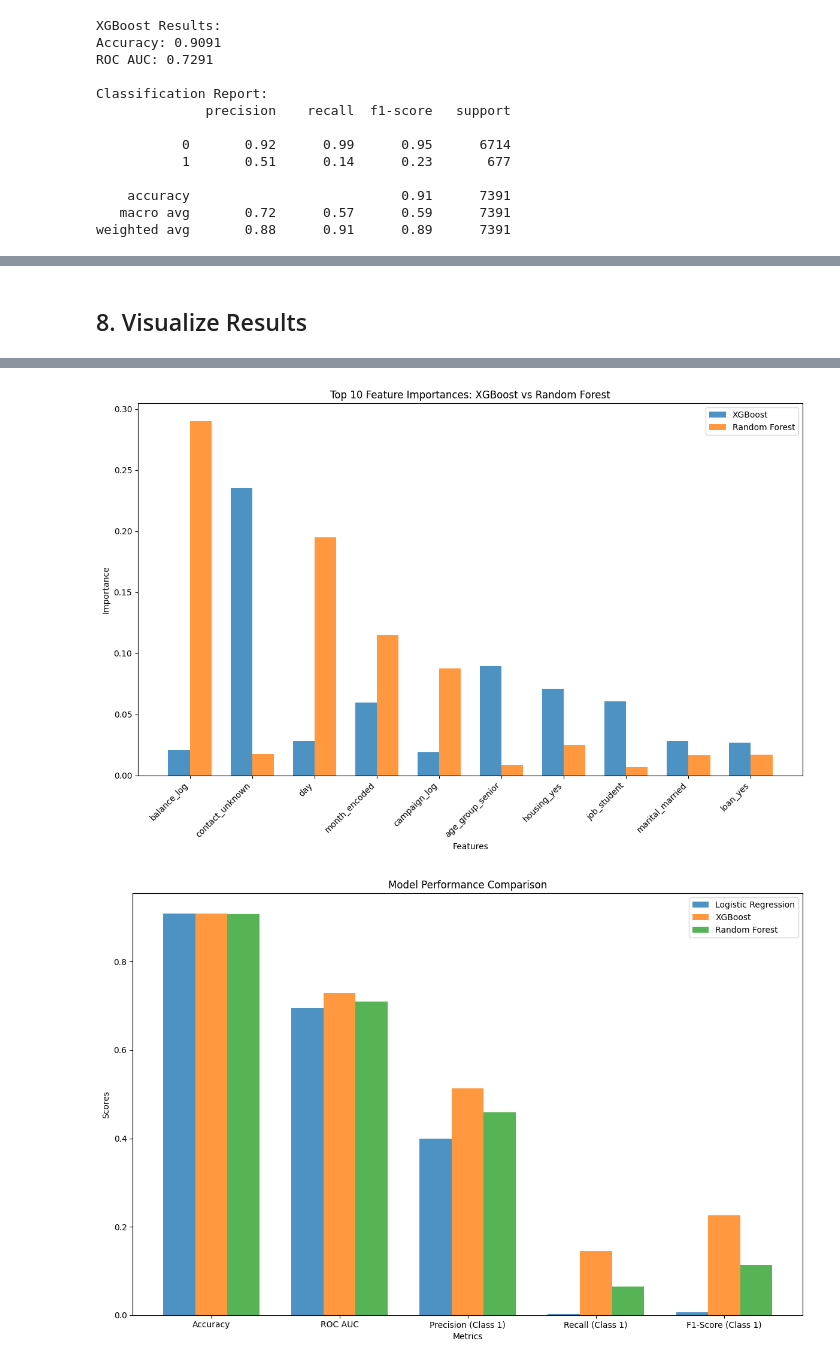
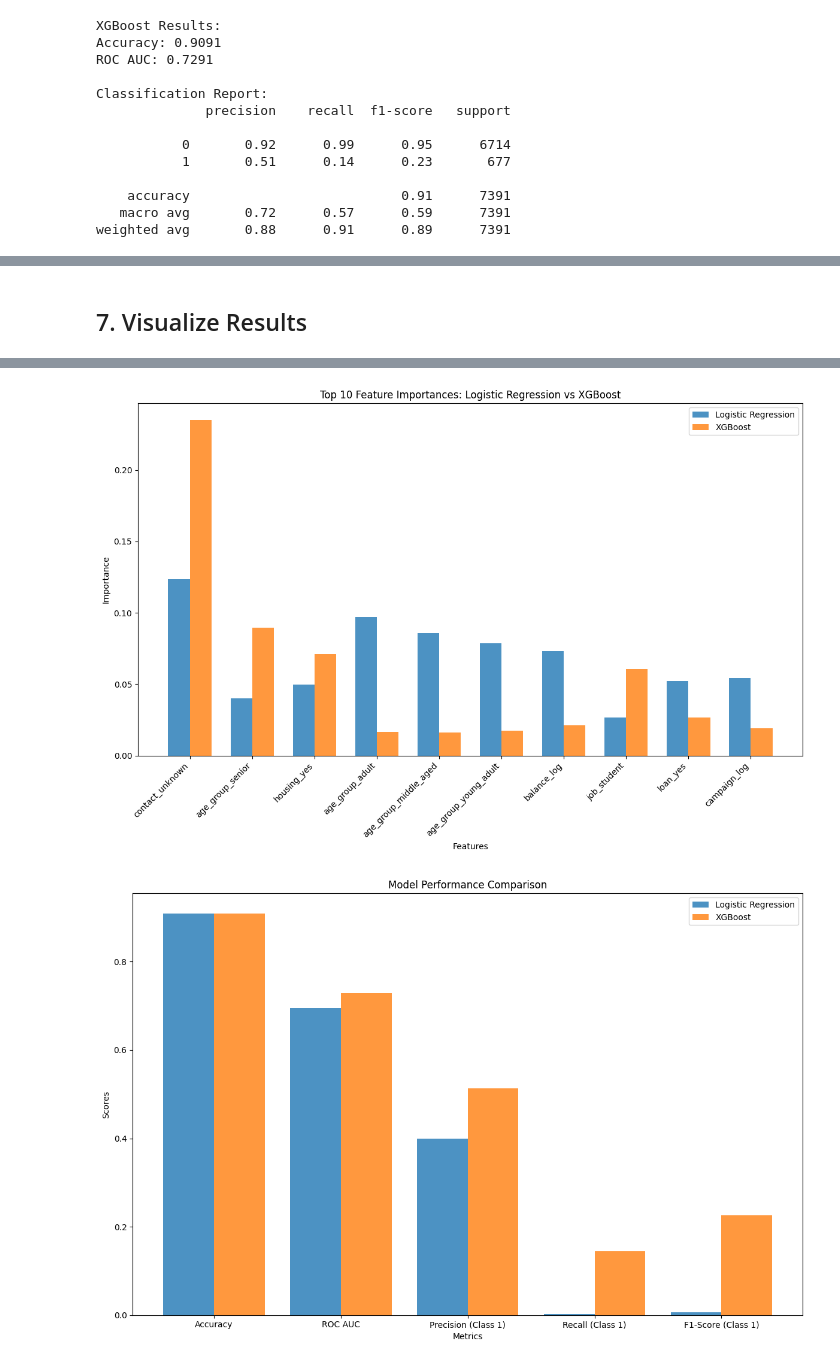
Before and after one commit to Krebsgamer22/bank-telemarketing-prediction, a Jupyter notebook: model_first.ipynb, the cells around one changed output, grey strips where cells are left out. Saved outputs shown, nothing was run; the diff lists cells and outputs as text; code cells hidden in the pictures.

```diff
--- a/model_first.ipynb
+++ b/model_first.ipynb
@@ -186,17 +151,17 @@ weighted avg       0.87      0.91      0.87      7391
 # %%
 models_comparison = pd.DataFrame({
-    'Model': ['Logistic Regression', 'XGBoost', 'Random Forest'],
-    'Accuracy': [lr_accuracy, xgb_accuracy, rf_accuracy],
-    'ROC AUC': [lr_roc_auc, xgb_roc_auc, rf_roc_auc],
-    'Precision (Class 1)': [lr_report['1']['precision'], xgb_report['1']['precision'], rf_report['1']['precision']],
-    'Recall (Class 1)': [lr_report['1']['recall'], xgb_report['1']['recall'], rf_report['1']['recall']],
-    'F1-Score (Class 1)': [lr_report['1']['f1-score'], xgb_report['1']['f1-score'], rf_report['1']['f1-score']]
+    'Model': ['Logistic Regression', 'XGBoost'],
+    'Accuracy': [lr_accuracy, xgb_accuracy],
+    'ROC AUC': [lr_roc_auc, xgb_roc_auc],
+    'Precision (Class 1)': [lr_report['1']['precision'], xgb_report['1']['precision']],
+    'Recall (Class 1)': [lr_report['1']['recall'], xgb_report['1']['recall']],
+    'F1-Score (Class 1)': [lr_report['1']['f1-score'], xgb_report['1']['f1-score']]
 })
 
 print("Models Comparison:")
 print(models_comparison)
 
-fig, axes = plt.subplots(1, 3, figsize=(18, 5))
+fig, axes = plt.subplots(1, 2, figsize=(12, 5))
 
 cm_lr = confusion_matrix(y_test, lr_pred)
 sns.heatmap(cm_lr, annot=True, fmt='d', ax=axes[0], cmap='Blues')
@@ -210,12 +175,6 @@ axes[1].set_title('XGBoost Confusion Matrix')
 axes[1].set_xlabel('Predicted')
 axes[1].set_ylabel('Actual')
 
-cm_rf = confusion_matrix(y_test, rf_pred)
-sns.heatmap(cm_rf, annot=True, fmt='d', ax=axes[2], cmap='Reds')
-axes[2].set_title('Random Forest Confusion Matrix')
-axes[2].set_xlabel('Predicted')
-axes[2].set_ylabel('Actual')
-
 plt.tight_layout()
 plt.show()
 # %% [output]
@@ -233,5 +190,5 @@ Models Comparison:
 # %% [markdown]
-## 8. Visualize Results
+## 7. Visualize Results
 # %%
 plt.figure(figsize=(10, 8))
 
@@ -240,9 +197,6 @@ plt.plot(fpr_lr, tpr_lr, label=f'Logistic Regression (AUC = {lr_roc_auc:.4f})')
 
 fpr_xgb, tpr_xgb, _ = roc_curve(y_test, xgb_pred_proba)
 plt.plot(fpr_xgb, tpr_xgb, label=f'XGBoost (AUC = {xgb_roc_auc:.4f})')
-
-fpr_rf, tpr_rf, _ = roc_curve(y_test, rf_pred_proba)
-plt.plot(fpr_rf, tpr_rf, label=f'Random Forest (AUC = {rf_roc_auc:.4f})')
 
 plt.plot([0, 1], [0, 1], 'k--')
 plt.xlim([0.0, 1.0])
@@ -254,25 +208,26 @@ plt.legend(loc="lower right")
 plt.show()
 
 feature_names = X.columns
+lr_feature_importance = np.abs(lr_model.coef_[0]) / np.sum(np.abs(lr_model.coef_[0]))
 importance_df = pd.DataFrame({
     'Feature': feature_names,
-    'XGBoost': xgb_feature_importance,
-    'Random Forest': rf_feature_importance
+    'Logistic Regression': lr_feature_importance,
+    'XGBoost': xgb_feature_importance
 })
 
-importance_df['Average'] = (importance_df['XGBoost'] + importance_df['Random Forest']) / 2
+importance_df['Average'] = (importance_df['Logistic Regression'] + importance_df['XGBoost']) / 2
 top_features = importance_df.nlargest(10, 'Average')
 
 plt.figure(figsize=(12, 8))
 x = np.arange(len(top_features))
 width = 0.35
 
-plt.bar(x - width/2, top_features['XGBoost'], width, label='XGBoost', alpha=0.8)
-plt.bar(x + width/2, top_features['Random Forest'], width, label='Random Forest', alpha=0.8)
+plt.bar(x - width/2, top_features['Logistic Regression'], width, label='Logistic Regression', alpha=0.8)
+plt.bar(x + width/2, top_features['XGBoost'], width, label='XGBoost', alpha=0.8)
 
 plt.xlabel('Features')
 plt.ylabel('Importance')
-plt.title('Top 10 Feature Importances: XGBoost vs Random Forest')
+plt.title('Top 10 Feature Importances: Logistic Regression vs XGBoost')
 plt.xticks(x, top_features['Feature'], rotation=45, ha='right')
 plt.legend()
 plt.tight_layout()
@@ -280,12 +235,11 @@ plt.show()
 
 metrics = ['Accuracy', 'ROC AUC', 'Precision (Class 1)', 'Recall (Class 1)', 'F1-Score (Class 1)']
 x = np.arange(len(metrics))
-width = 0.25
+width = 0.4
 
 fig, ax = plt.subplots(figsize=(12, 8))
-rects1 = ax.bar(x - width, models_comparison.loc[0, metrics], width, label='Logistic Regression', alpha=0.8)
-rects2 = ax.bar(x, models_comparison.loc[1, metrics], width, label='XGBoost', alpha=0.8)
-rects3 = ax.bar(x + width, models_comparison.loc[2, metrics], width, label='Random Forest', alpha=0.8)
+rects1 = ax.bar(x - width/2, models_comparison.loc[0, metrics], width, label='Logistic Regression', alpha=0.8)
+rects2 = ax.bar(x + width/2, models_comparison.loc[1, metrics], width, label='XGBoost', alpha=0.8)
 
 ax.set_xlabel('Metrics')
 ax.set_ylabel('Scores')
@@ -301,2 +255,2 @@ plt.show()
-[figure, old version]
+[figure, new version]
-[figure, old version]
+[figure, new version]
```
Also changed, not shown: parts of 7 cells of this notebook, 1 other file.
